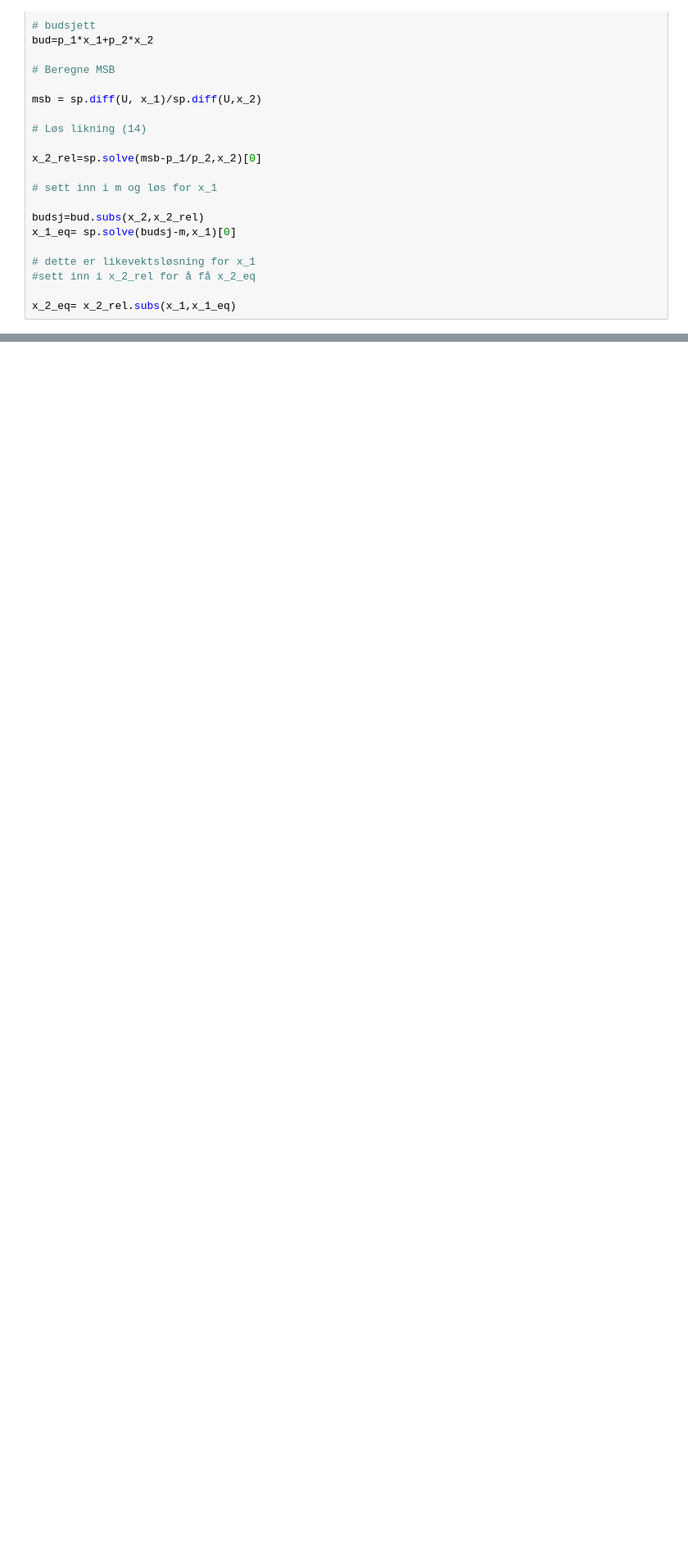
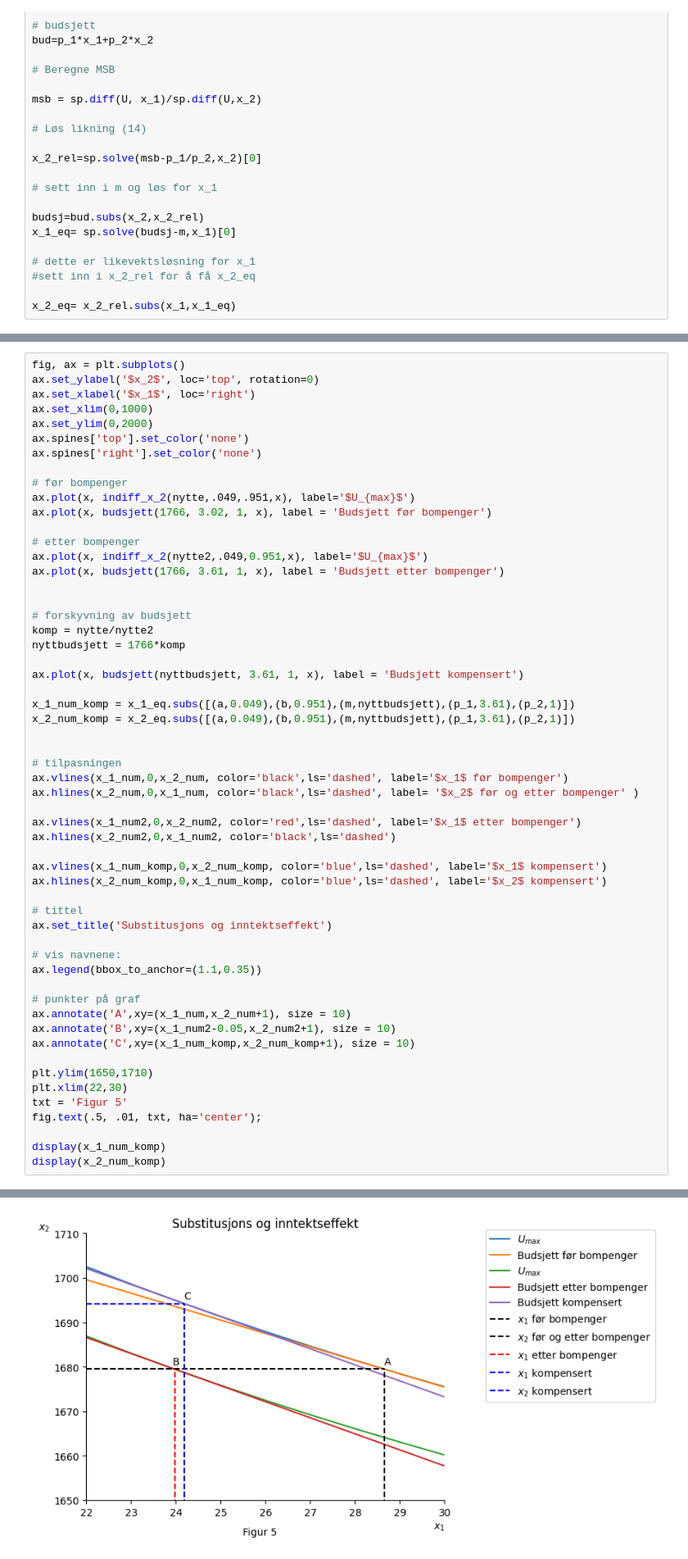
Before and after one commit to loopdiggaz/SOK-1006, a Jupyter notebook: Mappe2/mappeoppgave2_61.ipynb, the cells around one changed output, grey strips where cells are left out. Shown at 82% size. Drawn from its saved outputs; the diff is of its cells as text; blank space fills up the shorter version.

```diff
--- a/Mappe2/mappeoppgave2_61.ipynb
+++ b/Mappe2/mappeoppgave2_61.ipynb
@@ -417,0 +429,57 @@ Siden etterspørselen etter et antall km kjøring faller, er det naturlig at ett
+# %%
+fig, ax = plt.subplots()
+ax.set_ylabel('$x_2$', loc='top', rotation=0)
+ax.set_xlabel('$x_1$', loc='right')
+ax.set_xlim(0,1000)
+ax.set_ylim(0,2000)
+ax.spines['top'].set_color('none')
+ax.spines['right'].set_color('none')
+
+# før bompenger
+ax.plot(x, indiff_x_2(nytte,.049,.951,x), label='$U_{max}$')
+ax.plot(x, budsjett(1766, 3.02, 1, x), label = 'Budsjett før bompenger')
+
+# etter bompenger
+ax.plot(x, indiff_x_2(nytte2,.049,0.951,x), label='$U_{max}$')
+ax.plot(x, budsjett(1766, 3.61, 1, x), label = 'Budsjett etter bompenger')
+
+
+# forskyvning av budsjett
+komp = nytte/nytte2
+nyttbudsjett = 1766*komp
+
+ax.plot(x, budsjett(nyttbudsjett, 3.61, 1, x), label = 'Budsjett kompensert')
+
+x_1_num_komp = x_1_eq.subs([(a,0.049),(b,0.951),(m,nyttbudsjett),(p_1,3.61),(p_2,1)])
+x_2_num_komp = x_2_eq.subs([(a,0.049),(b,0.951),(m,nyttbudsjett),(p_1,3.61),(p_2,1)])
+
+
+# tilpasningen
+ax.vlines(x_1_num,0,x_2_num, color='black',ls='dashed', label='$x_1$ før bompenger')
+ax.hlines(x_2_num,0,x_1_num, color='black',ls='dashed', label= '$x_2$ før og etter bompenger' )
+
+ax.vlines(x_1_num2,0,x_2_num2, color='red',ls='dashed', label='$x_1$ etter bompenger')
+ax.hlines(x_2_num2,0,x_1_num2, color='black',ls='dashed')
+
+ax.vlines(x_1_num_komp,0,x_2_num_komp, color='blue',ls='dashed', label='$x_1$ kompensert')
+ax.hlines(x_2_num_komp,0,x_1_num_komp, color='blue',ls='dashed', label='$x_2$ kompensert')
+
+# tittel
+ax.set_title('Substitusjons og inntektseffekt')
+
+# vis navnene:
+ax.legend(bbox_to_anchor=(1.1,0.35))
+
+# punkter på graf
+ax.annotate('A',xy=(x_1_num,x_2_num+1), size = 10)
+ax.annotate('B',xy=(x_1_num2-0.05,x_2_num2+1), size = 10)
+ax.annotate('C',xy=(x_1_num_komp,x_2_num_komp+1), size = 10)
+
+plt.ylim(1650,1710)
+plt.xlim(22,30)
+txt = 'Figur 5'
+fig.text(.5, .01, txt, ha='center');
+
+display(x_1_num_komp)
+display(x_2_num_komp)
+# %% [output]
@@ -417,0 +488 @@ Siden etterspørselen etter et antall km kjøring faller, er det naturlig at ett
+[figure, added]
```
Also changed, not shown: parts of 13 cells of this notebook.
